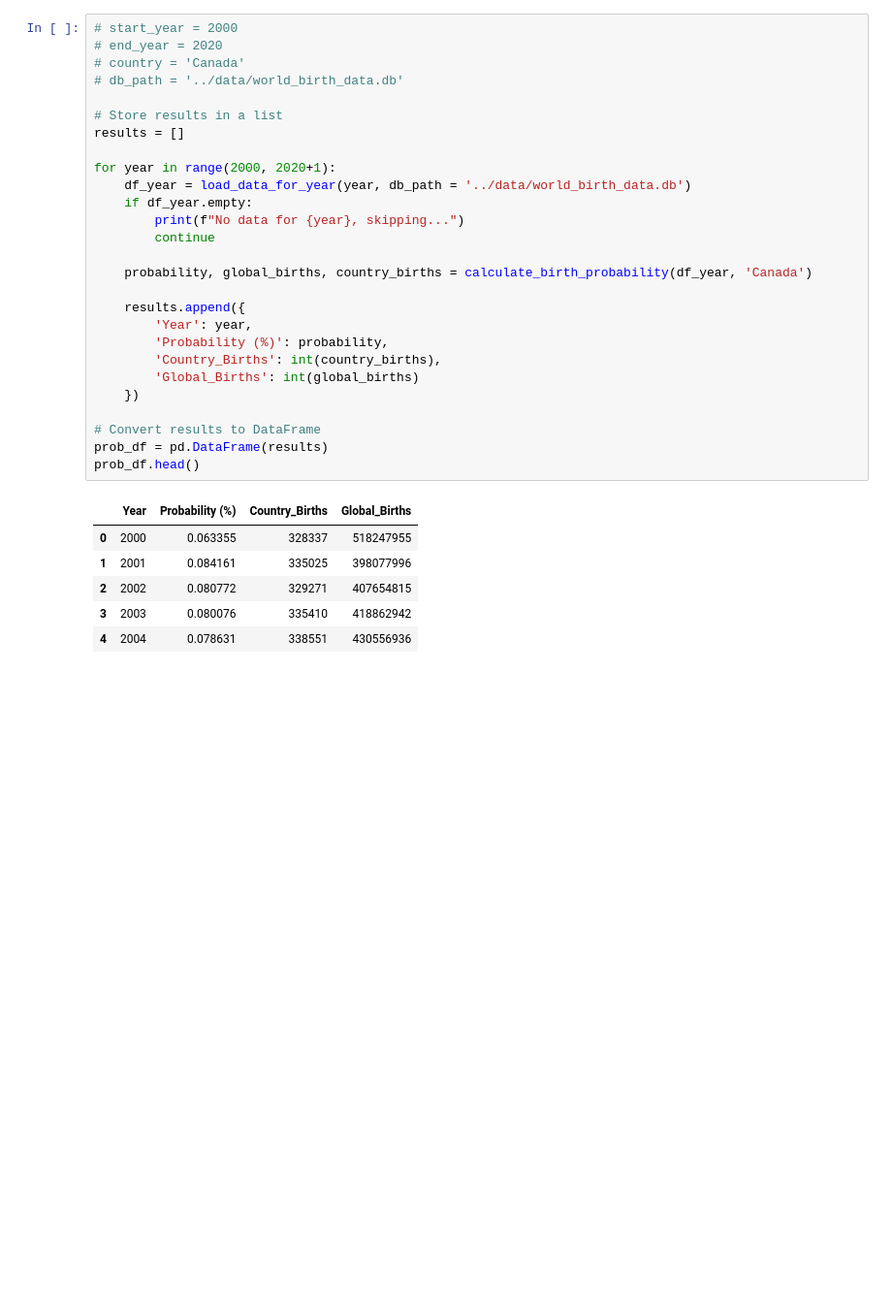
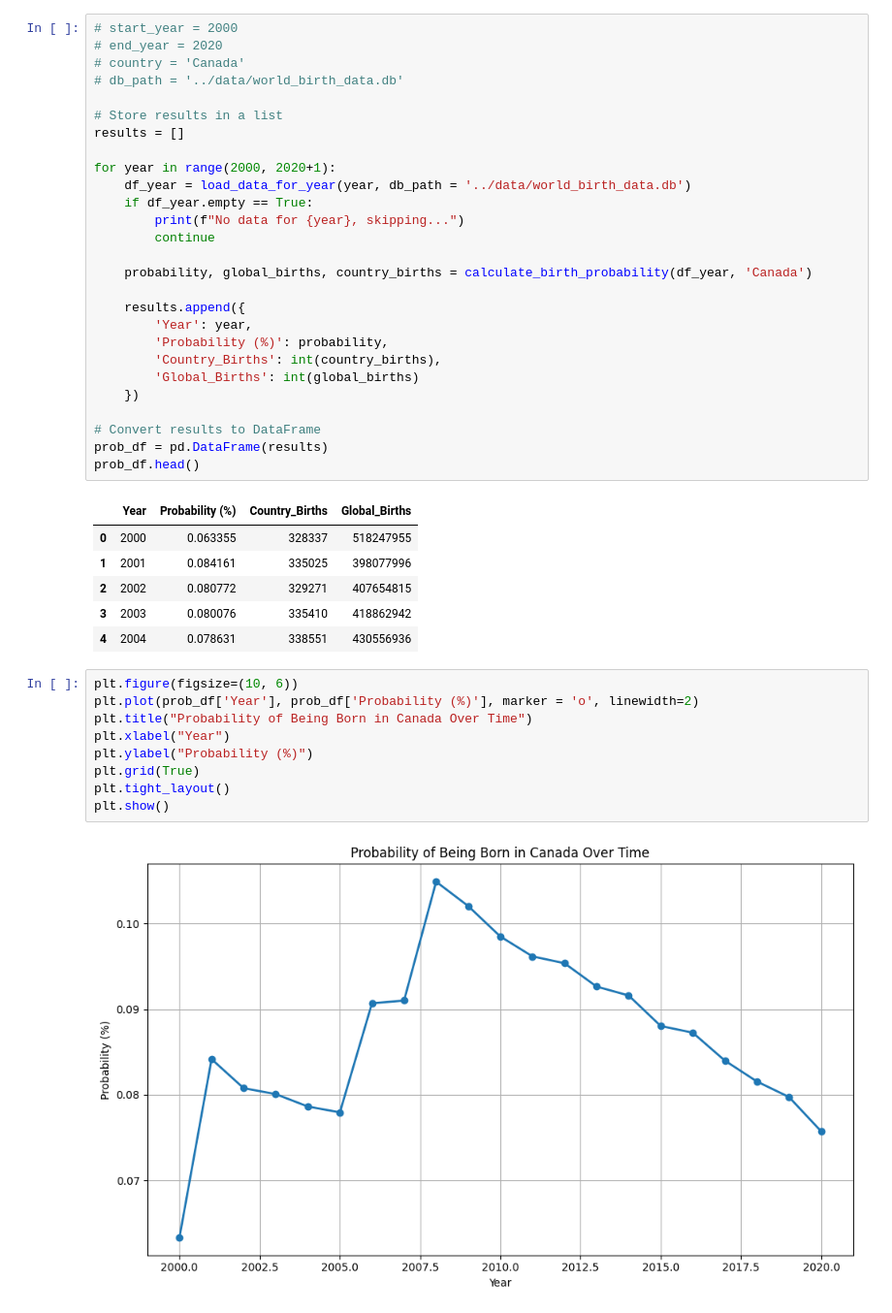
Before and after one commit to WaleedMahmood1/cad_birth_prob, a Jupyter notebook: notebooks/Results.ipynb, the cells around one changed output. Shown at 97% size. Saved outputs shown, nothing was run; the diff lists cells and outputs as text; blank space fills up the shorter version.

Commit message:
Some visualisations added to present results.

```diff
--- a/notebooks/Results.ipynb
+++ b/notebooks/Results.ipynb
@@ -73,7 +74,7 @@ results = []
 
 for year in range(2000, 2020+1):
     df_year = load_data_for_year(year, db_path = '../data/world_birth_data.db')
-    if df_year.empty:
+    if df_year.empty == True:
         print(f"No data for {year}, skipping...")
         continue
 
@@ -96,3 +97,14 @@ prob_df.head()
 | 2 | 2002 | 0.080772 | 329271 | 407654815 |
 | 3 | 2003 | 0.080076 | 335410 | 418862942 |
 | 4 | 2004 | 0.078631 | 338551 | 430556936 |
+# %%
+plt.figure(figsize=(10, 6))
+plt.plot(prob_df['Year'], prob_df['Probability (%)'], marker = 'o', linewidth=2)
+plt.title("Probability of Being Born in Canada Over Time")
+plt.xlabel("Year")
+plt.ylabel("Probability (%)")
+plt.grid(True)
+plt.tight_layout()
+plt.show()
+# %% [output]
+[figure, added]
```
Also changed, not shown: parts of 3 cells of this notebook.
